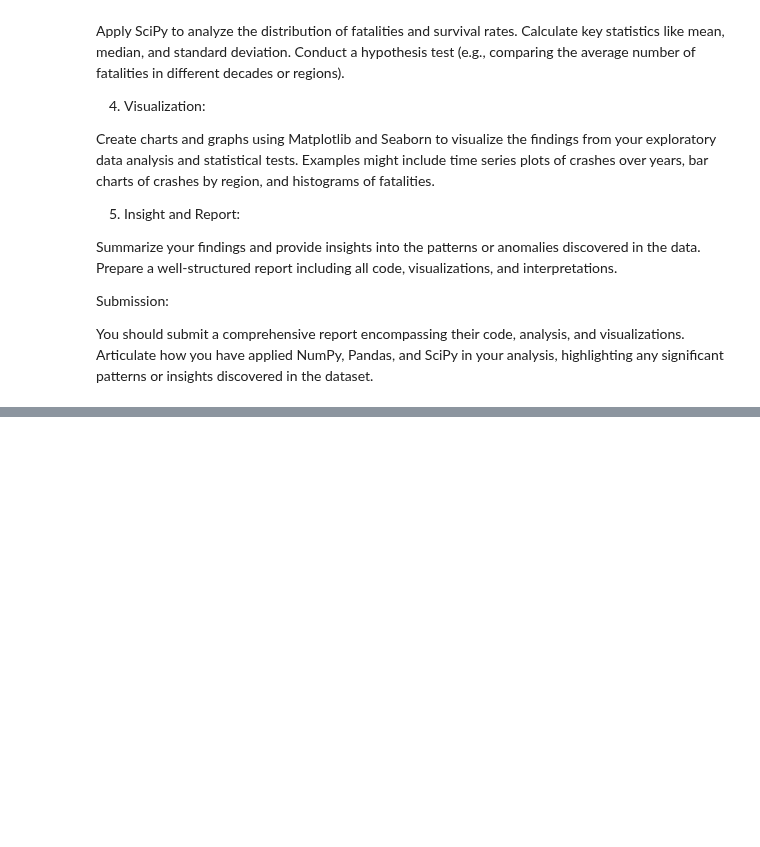
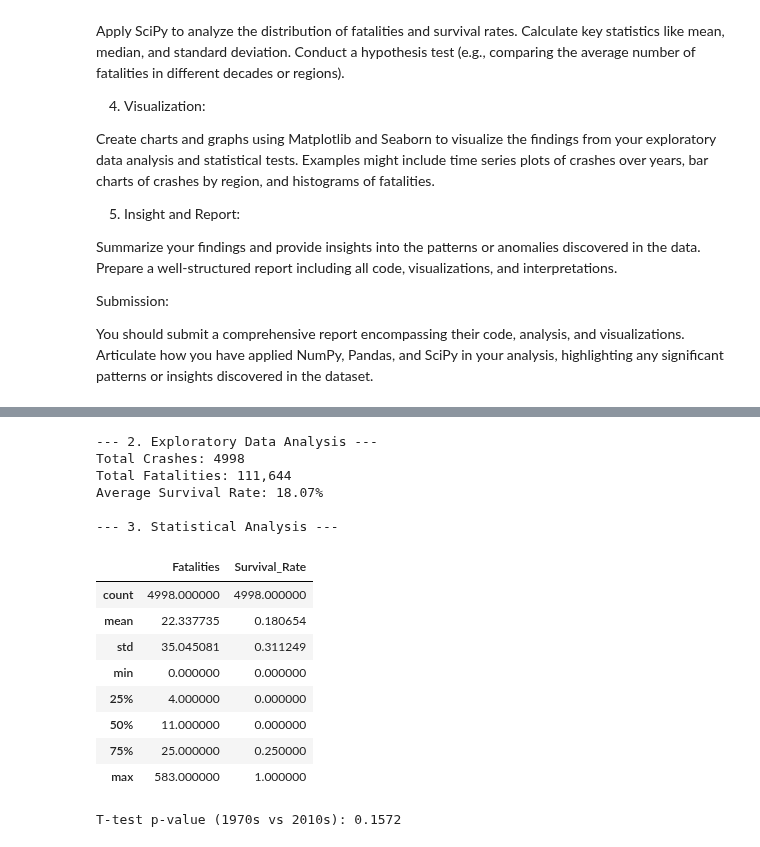
Before and after one commit to LuckyHusbando/DI-Bootcamp, a Jupyter notebook: GenAI/GenAICourse/Week5/Day2/DC/W5D2DC.ipynb, the cells around one changed output, grey strips where cells are left out. Drawn from its saved outputs; the diff is of its cells as text; code cells hidden in the pictures; blank space fills up the shorter version.

```diff
--- a/GenAI/GenAICourse/Week5/Day2/DC/W5D2DC.ipynb
+++ b/GenAI/GenAICourse/Week5/Day2/DC/W5D2DC.ipynb
@@ -89,0 +84,35 @@ Total records: 4998
+# %%
+# Task 2 & 3: Descriptive and Statistical Analysis
+if 'df' in locals():
+    print("--- 2. Exploratory Data Analysis ---")
+    print(f"Total Crashes: {len(df)}")
+    print(f"Total Fatalities: {df['Fatalities'].sum():,.0f}")
+    print(f"Average Survival Rate: {df['Survival_Rate'].mean():.2%}")
+
+    print("\n--- 3. Statistical Analysis ---")
+    display(df[['Fatalities', 'Survival_Rate']].describe())
+
+    # Hypothesis Test: 1970s vs 2010s
+    fat_70s = df[df['Decade'] == 1970]['Fatalities']
+    fat_2010s = df[df['Decade'] == 2010]['Fatalities']
+    t_stat, p_val = stats.ttest_ind(fat_70s, fat_2010s, nan_policy='omit')
+    print(f"\nT-test p-value (1970s vs 2010s): {p_val:.4f}")
+else:
+    print("Error: Dataframe 'df' not found.")
+# %% [output]
+--- 2. Exploratory Data Analysis ---
+Total Crashes: 4998
+Total Fatalities: 111,644
+Average Survival Rate: 18.07%
+
+--- 3. Statistical Analysis ---
+|  | Fatalities | Survival_Rate |
+| count | 4998.000000 | 4998.000000 |
+| mean | 22.337735 | 0.180654 |
+| std | 35.045081 | 0.311249 |
+| min | 0.000000 | 0.000000 |
+| 25% | 4.000000 | 0.000000 |
+| 50% | 11.000000 | 0.000000 |
+| 75% | 25.000000 | 0.250000 |
+| max | 583.000000 | 1.000000 |
+T-test p-value (1970s vs 2010s): 0.1572
```
Also changed, not shown: parts of 8 cells of this notebook.
